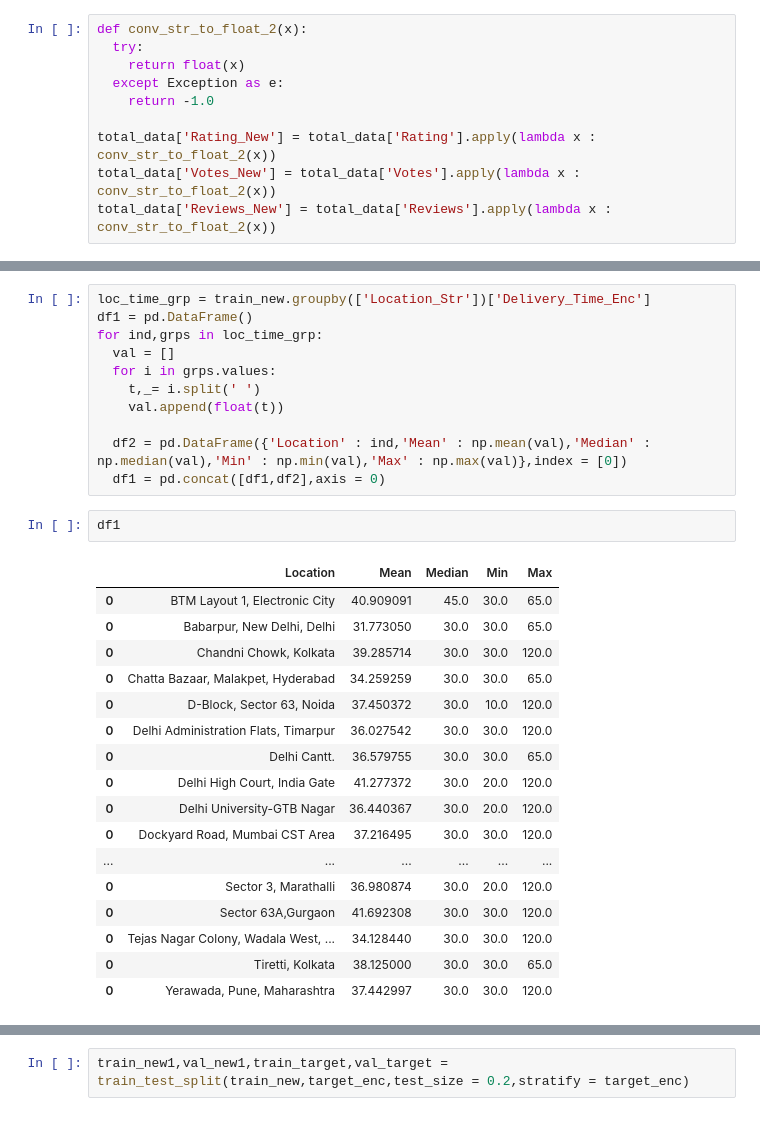
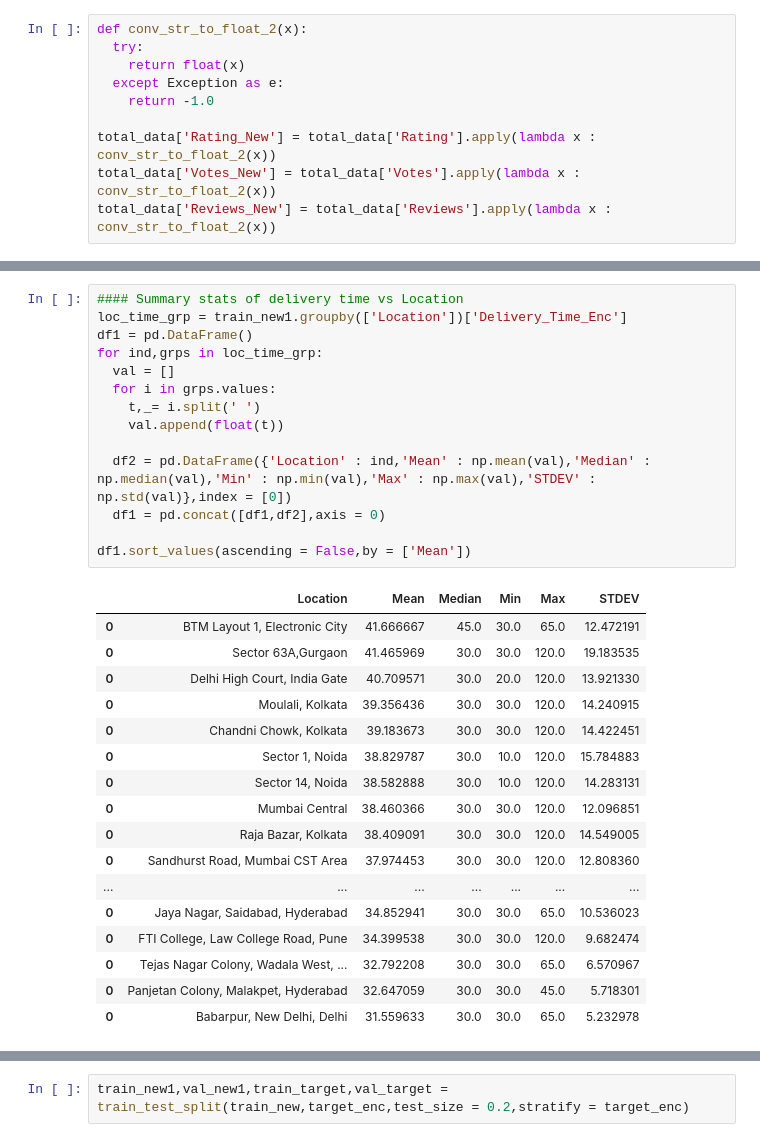
Before and after one commit to adarsh-meher/MachineHack---Predict-Delivery-Time, a Jupyter notebook: MH_Predict_Delivery_Time.ipynb, the cells around one changed output, grey strips where cells are left out. Drawn from its saved outputs; the diff is of its cells as text.

```diff
--- a/MH_Predict_Delivery_Time.ipynb
+++ b/MH_Predict_Delivery_Time.ipynb
@@ -169,31 +209,32 @@ is deprecated and will be removed in a future version. Use                 named
 # %%
-loc_time_grp = train_new.groupby(['Location_Str'])['Delivery_Time_Enc']
+#### Summary stats of delivery time vs Location
+loc_time_grp = train_new1.groupby(['Location'])['Delivery_Time_Enc']
 df1 = pd.DataFrame()
 for ind,grps in loc_time_grp:
   val = []
   for i in grps.values:
     t,_= i.split(' ')
     val.append(float(t))
 
-  df2 = pd.DataFrame({'Location' : ind,'Mean' : np.mean(val),'Median' : np.median(val),'Min' : np.min(val),'Max' : np.max(val)},index = [0])
+  df2 = pd.DataFrame({'Location' : ind,'Mean' : np.mean(val),'Median' : np.median(val),'Min' : np.min(val),'Max' : np.max(val),'STDEV' : np.std(val)},index = [0])
   df1 = pd.concat([df1,df2],axis = 0)
+
+df1.sort_values(ascending = False,by = ['Mean'])
+# %% [output]
+|  | Location | Mean | Median | Min | Max | STDEV |
+| 0 | BTM Layout 1, Electronic City | 41.666667 | 45.0 | 30.0 | 65.0 | 12.472191 |
+| 0 | Sector 63A,Gurgaon | 41.465969 | 30.0 | 30.0 | 120.0 | 19.183535 |
+| 0 | Delhi High Court, India Gate | 40.709571 | 30.0 | 20.0 | 120.0 | 13.921330 |
+| 0 | Moulali, Kolkata | 39.356436 | 30.0 | 30.0 | 120.0 | 14.240915 |
+| 0 | Chandni Chowk, Kolkata | 39.183673 | 30.0 | 30.0 | 120.0 | 14.422451 |
+| 0 | Sector 1, Noida | 38.829787 | 30.0 | 10.0 | 120.0 | 15.784883 |
+| 0 | Sector 14, Noida | 38.582888 | 30.0 | 10.0 | 120.0 | 14.283131 |
+| 0 | Mumbai Central | 38.460366 | 30.0 | 30.0 | 120.0 | 12.096851 |
+| 0 | Raja Bazar, Kolkata | 38.409091 | 30.0 | 30.0 | 120.0 | 14.549005 |
+| 0 | Sandhurst Road, Mumbai CST Area | 37.974453 | 30.0 | 30.0 | 120.0 | 12.808360 |
+| ... | ... | ... | ... | ... | ... | ... |
+| 0 | Jaya Nagar, Saidabad, Hyderabad | 34.852941 | 30.0 | 30.0 | 65.0 | 10.536023 |
+| 0 | FTI College, Law College Road, Pune | 34.399538 | 30.0 | 30.0 | 120.0 | 9.682474 |
+| 0 | Tejas Nagar Colony, Wadala West, ... | 32.792208 | 30.0 | 30.0 | 65.0 | 6.570967 |
+| 0 | Panjetan Colony, Malakpet, Hyderabad | 32.647059 | 30.0 | 30.0 | 45.0 | 5.718301 |
+| 0 | Babarpur, New Delhi, Delhi | 31.559633 | 30.0 | 30.0 | 65.0 | 5.232978 |
-# %%
-df1
-# %% [output]
-|  | Location | Mean | Median | Min | Max |
-| 0 | BTM Layout 1, Electronic City | 40.909091 | 45.0 | 30.0 | 65.0 |
-| 0 | Babarpur, New Delhi, Delhi | 31.773050 | 30.0 | 30.0 | 65.0 |
-| 0 | Chandni Chowk, Kolkata | 39.285714 | 30.0 | 30.0 | 120.0 |
-| 0 | Chatta Bazaar, Malakpet, Hyderabad | 34.259259 | 30.0 | 30.0 | 65.0 |
-| 0 | D-Block, Sector 63, Noida | 37.450372 | 30.0 | 10.0 | 120.0 |
-| 0 | Delhi Administration Flats, Timarpur | 36.027542 | 30.0 | 30.0 | 120.0 |
-| 0 | Delhi Cantt. | 36.579755 | 30.0 | 30.0 | 65.0 |
-| 0 | Delhi High Court, India Gate | 41.277372 | 30.0 | 20.0 | 120.0 |
-| 0 | Delhi University-GTB Nagar | 36.440367 | 30.0 | 20.0 | 120.0 |
-| 0 | Dockyard Road, Mumbai CST Area | 37.216495 | 30.0 | 30.0 | 120.0 |
-| ... | ... | ... | ... | ... | ... |
-| 0 | Sector 3, Marathalli | 36.980874 | 30.0 | 20.0 | 120.0 |
-| 0 | Sector 63A,Gurgaon | 41.692308 | 30.0 | 30.0 | 120.0 |
-| 0 | Tejas Nagar Colony, Wadala West, ... | 34.128440 | 30.0 | 30.0 | 120.0 |
-| 0 | Tiretti, Kolkata | 38.125000 | 30.0 | 30.0 | 65.0 |
-| 0 | Yerawada, Pune, Maharashtra | 37.442997 | 30.0 | 30.0 | 120.0 |
```
Also changed, not shown: parts of 18 cells of this notebook.
